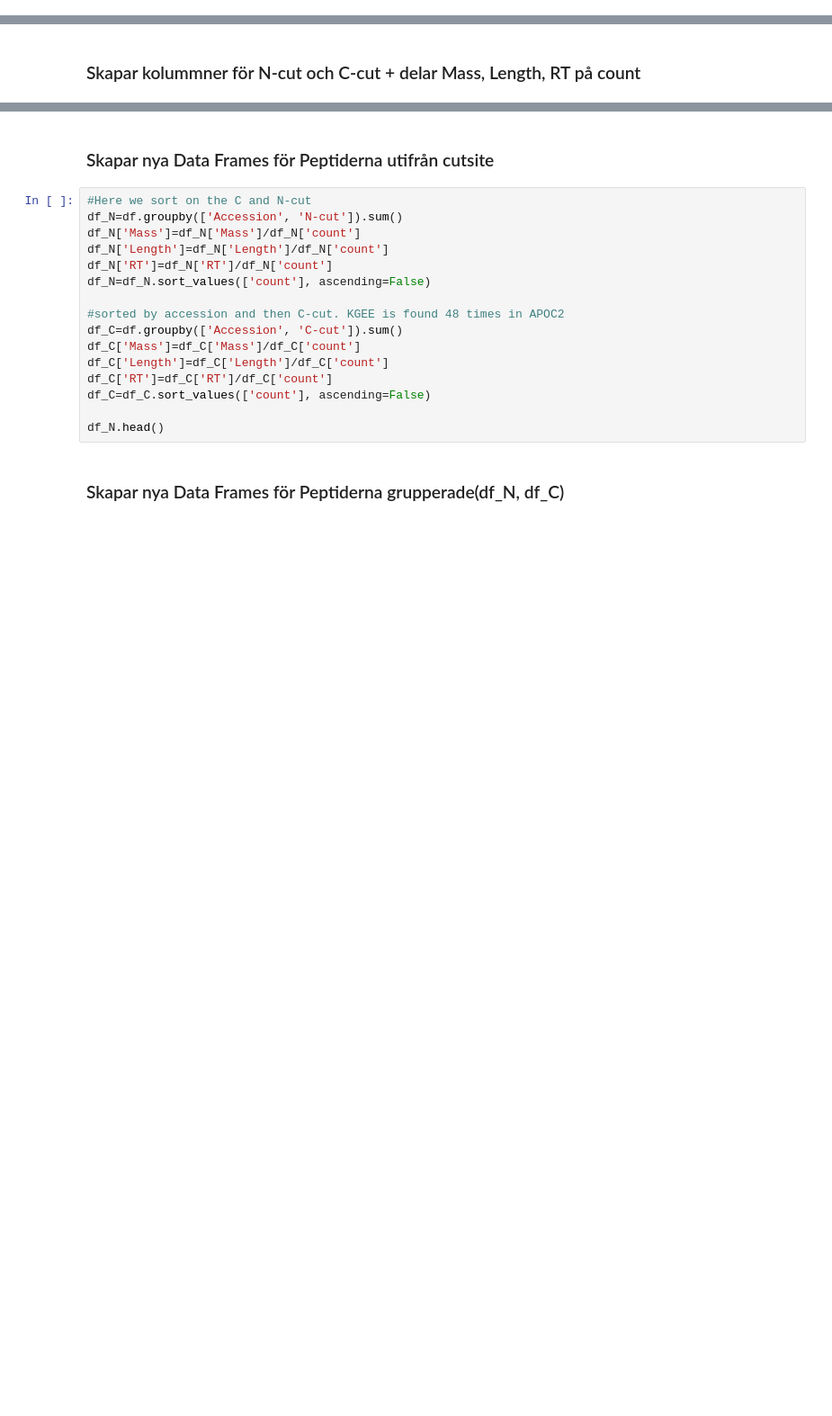
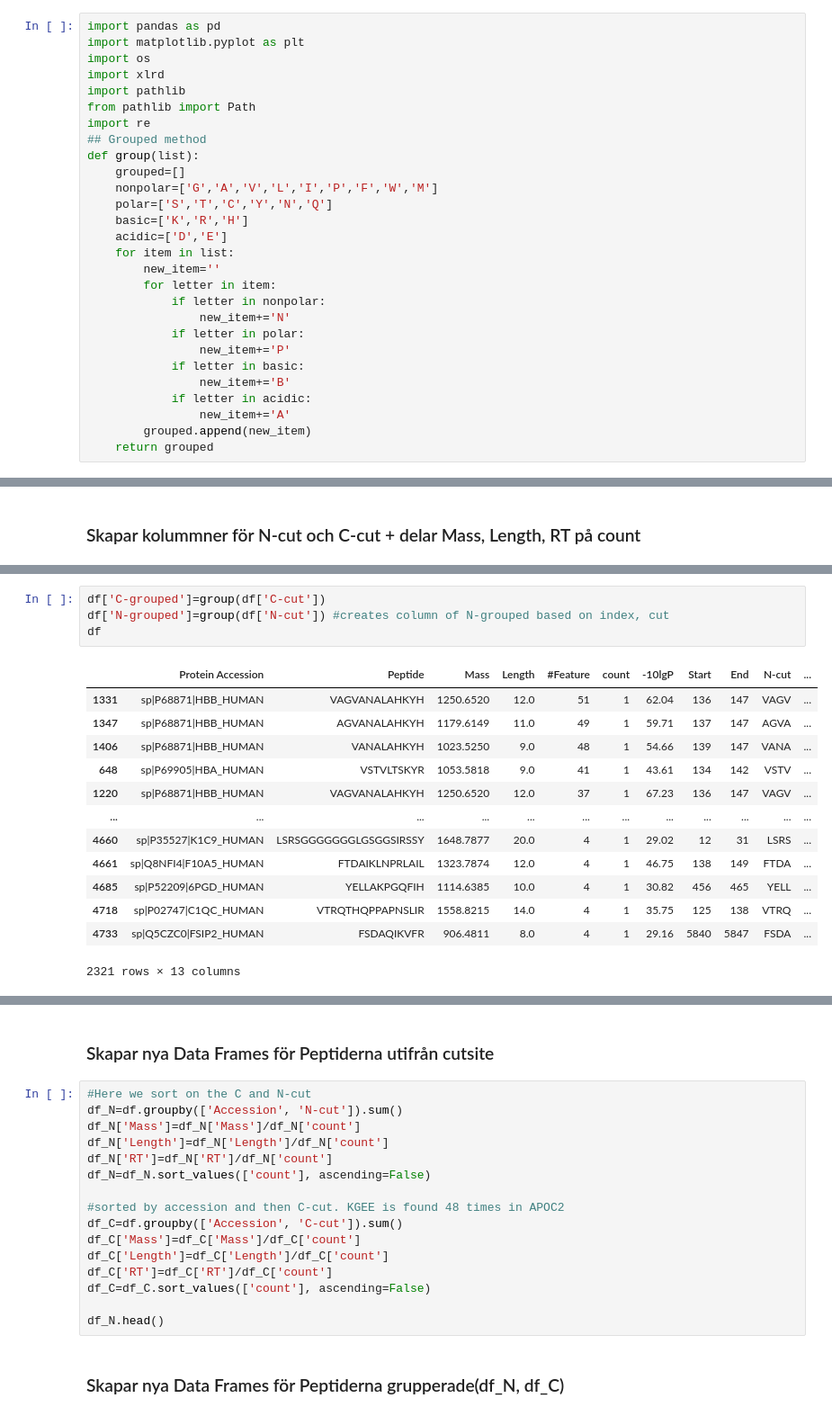
Before and after one commit to karlwallblom/peptidomic_py, a Jupyter notebook: analys ver1.ipynb, the cells around one changed output, grey strips where cells are left out. Shown: that part at 90% size. Cells and saved outputs as stored; diff of their text form; blank space fills up the shorter version.

```diff
--- a/analys ver1.ipynb
+++ b/analys ver1.ipynb
@@ -9,3 +1,31 @@ import re
+# %%
+import pandas as pd
+import matplotlib.pyplot as plt
+import os
+import xlrd
+import pathlib
+from pathlib import Path
+import re
+## Grouped method
+def group(list):
+    grouped=[]
+    nonpolar=['G','A','V','L','I','P','F','W','M']
+    polar=['S','T','C','Y','N','Q']
+    basic=['K','R','H']
+    acidic=['D','E']
+    for item in list:
+        new_item=''
+        for letter in item:
+            if letter in nonpolar:
+                new_item+='N'
+            if letter in polar:
+                new_item+='P'
+            if letter in basic:
+                new_item+='B'
+            if letter in acidic:
+                new_item+='A'
+        grouped.append(new_item)
+    return grouped
 # %% [markdown]
 ### Skapa en Data Frame utifrån excelfiler i en Mapp + ta bort duplikater
 # %%
@@ -116,0 +186,18 @@ df = df.sort_values(['count','#Feature'], ascending=False)
+# %%
+df['C-grouped']=group(df['C-cut'])
+df['N-grouped']=group(df['N-cut']) #creates column of N-grouped based on index, cut
+df
+# %% [output]
+|  | Protein Accession | Peptide | Mass | Length | #Feature | count | -10lgP | Start | End | N-cut | ... |
+| 1331 | sp|P68871|HBB_HUMAN | VAGVANALAHKYH | 1250.6520 | 12.0 | 51 | 1 | 62.04 | 136 | 147 | VAGV | ... |
+| 1347 | sp|P68871|HBB_HUMAN | AGVANALAHKYH | 1179.6149 | 11.0 | 49 | 1 | 59.71 | 137 | 147 | AGVA | ... |
+| 1406 | sp|P68871|HBB_HUMAN | VANALAHKYH | 1023.5250 | 9.0 | 48 | 1 | 54.66 | 139 | 147 | VANA | ... |
+| 648 | sp|P69905|HBA_HUMAN | VSTVLTSKYR | 1053.5818 | 9.0 | 41 | 1 | 43.61 | 134 | 142 | VSTV | ... |
+| 1220 | sp|P68871|HBB_HUMAN | VAGVANALAHKYH | 1250.6520 | 12.0 | 37 | 1 | 67.23 | 136 | 147 | VAGV | ... |
+| ... | ... | ... | ... | ... | ... | ... | ... | ... | ... | ... | ... |
+| 4660 | sp|P35527|K1C9_HUMAN | LSRSGGGGGGGLGSGGSIRSSY | 1648.7877 | 20.0 | 4 | 1 | 29.02 | 12 | 31 | LSRS | ... |
+| 4661 | sp|Q8NFI4|F10A5_HUMAN | FTDAIKLNPRLAIL | 1323.7874 | 12.0 | 4 | 1 | 46.75 | 138 | 149 | FTDA | ... |
+| 4685 | sp|P52209|6PGD_HUMAN | YELLAKPGQFIH | 1114.6385 | 10.0 | 4 | 1 | 30.82 | 456 | 465 | YELL | ... |
+| 4718 | sp|P02747|C1QC_HUMAN | VTRQTHQPPAPNSLIR | 1558.8215 | 14.0 | 4 | 1 | 35.75 | 125 | 138 | VTRQ | ... |
+| 4733 | sp|Q5CZC0|FSIP2_HUMAN | FSDAQIKVFR | 906.4811 | 8.0 | 4 | 1 | 29.16 | 5840 | 5847 | FSDA | ... |
+2321 rows × 13 columns
```
Also changed, not shown: parts of 7 cells of this notebook.
